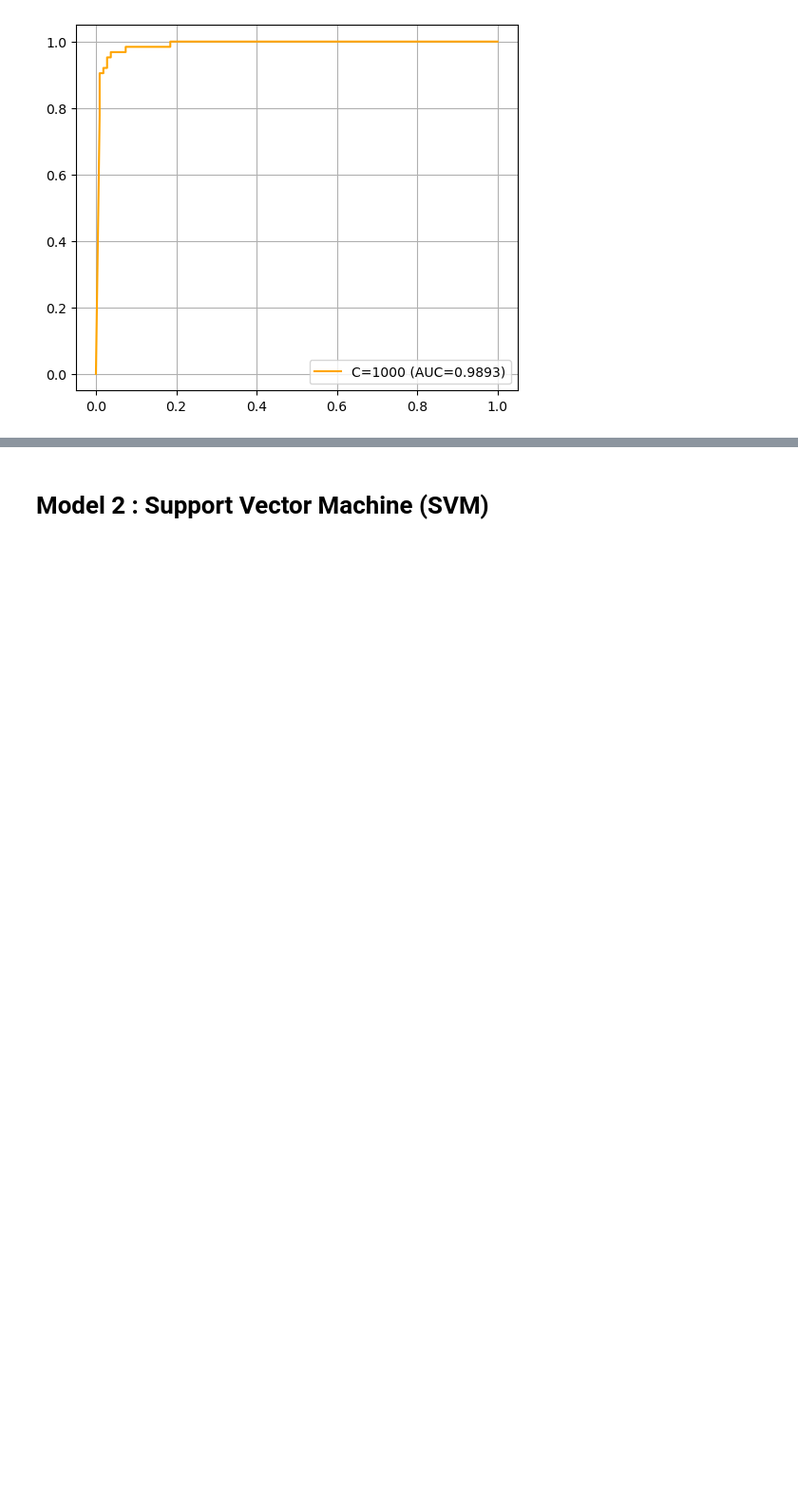
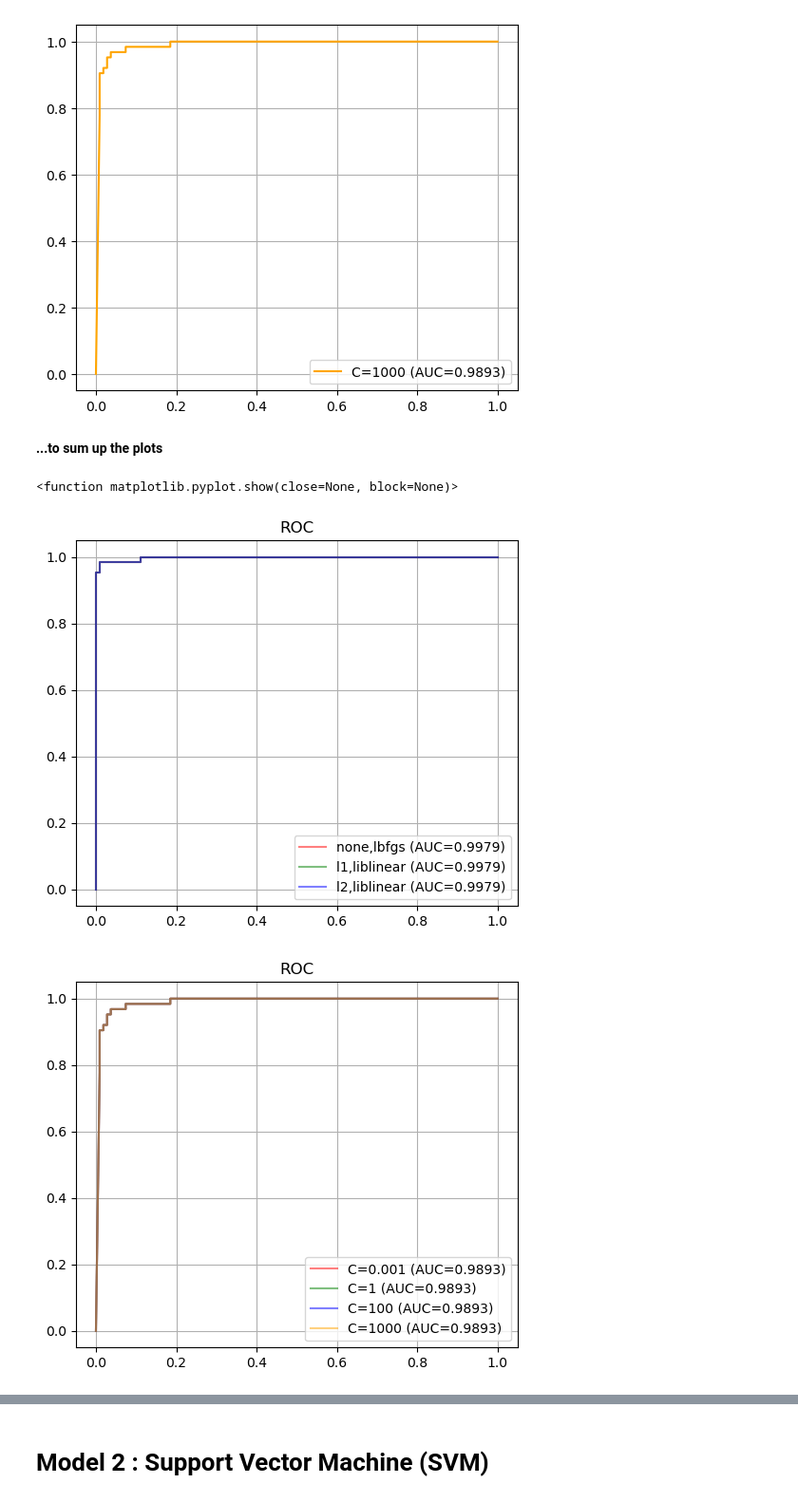
Before and after one commit to georgiarov/ML, a Jupyter notebook: project_code_triangle_of_sadness_2024.ipynb, the cells around one changed output, grey strips where cells are left out. Shown at 95% size. Cells and saved outputs as stored; diff of their text form; code cells hidden in the pictures; blank space fills up the shorter version.

```diff
--- a/project_code_triangle_of_sadness_2024.ipynb
+++ b/project_code_triangle_of_sadness_2024.ipynb
@@ -423,3 +423,32 @@ for c,c_val in zip(colors,c_values):
 [figure]
 [figure]
 [figure]
+# %% [markdown]
+**...to sum up the plots**
+# %%
+plt.figure(figsize=(6, 5))
+for c,penalty,solver in zip(colors,penalties,solvers):
+    y_probs_log1 = logreg_model1.predict_proba(Xn_test)[:, 1]
+    fpr_log1, tpr_log1, _ = roc_curve(y_test, y_probs_log1)
+    roc_auc_log1 = auc(fpr_log1, tpr_log1)
+    plt.plot(fpr_log1, tpr_log1, color=c,alpha=0.5, label=f'{penalty},{solver} (AUC={roc_auc_log1:.4f})')
+    plt.legend()
+    plt.title("ROC")
+plt.grid()
+plt.show
+
+plt.figure(figsize=(6, 5))
+for c,c_val in zip(colors,c_values):
+
+    y_probs_log2 = logreg_model2.predict_proba(Xn_test)[:, 1]
+    fpr_log2, tpr_log2, _ = roc_curve(y_test, y_probs_log2)
+    roc_auc_log2 = auc(fpr_log2, tpr_log2)
+    plt.plot(fpr_log2, tpr_log2, color=c,alpha=0.5, label=f'C={c_val} (AUC={roc_auc_log2:.4f})')
+    plt.legend()
+    plt.title("ROC")
+plt.grid()
+plt.show
+# %% [output]
+<function matplotlib.pyplot.show(close=None, block=None)>
+[figure, added]
+[figure, added]
```
Also changed, not shown: parts of 10 cells of this notebook.
